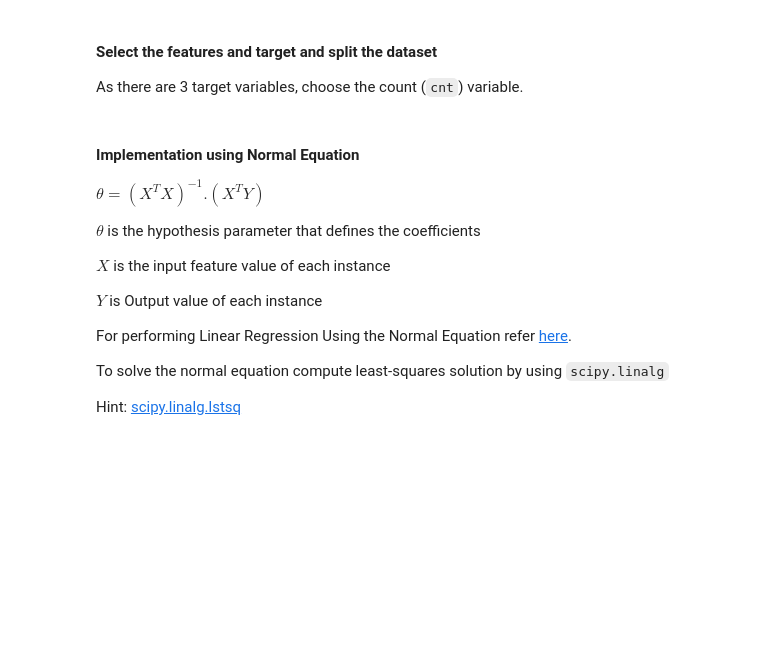
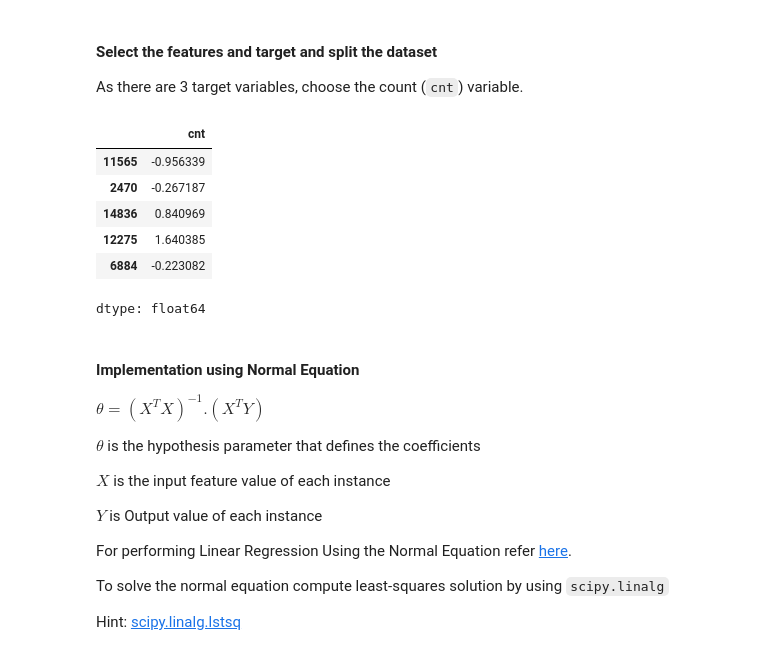
Before and after one commit to techmoksha/iisc-cds-modules, a Jupyter notebook: M2_NB_MiniProject_1_LinearRegression_Regularization.ipynb, the cells around one changed output. Saved outputs shown, nothing was run; the diff lists cells and outputs as text; code cells hidden in the pictures; blank space fills up the shorter version.

```diff
--- a/M2_NB_MiniProject_1_LinearRegression_Regularization.ipynb
+++ b/M2_NB_MiniProject_1_LinearRegression_Regularization.ipynb
@@ -497,3 +566,13 @@ As there are 3 target variables, choose the count (`cnt`) variable.
+# %%
+y_train.head()
+# %% [output]
+|  | cnt |
+| 11565 | -0.956339 |
+| 2470 | -0.267187 |
+| 14836 | 0.840969 |
+| 12275 | 1.640385 |
+| 6884 | -0.223082 |
+dtype: float64
 # %% [markdown]
 #### Implementation using Normal Equation
 
```
Also changed, not shown: parts of 34 cells of this notebook.
